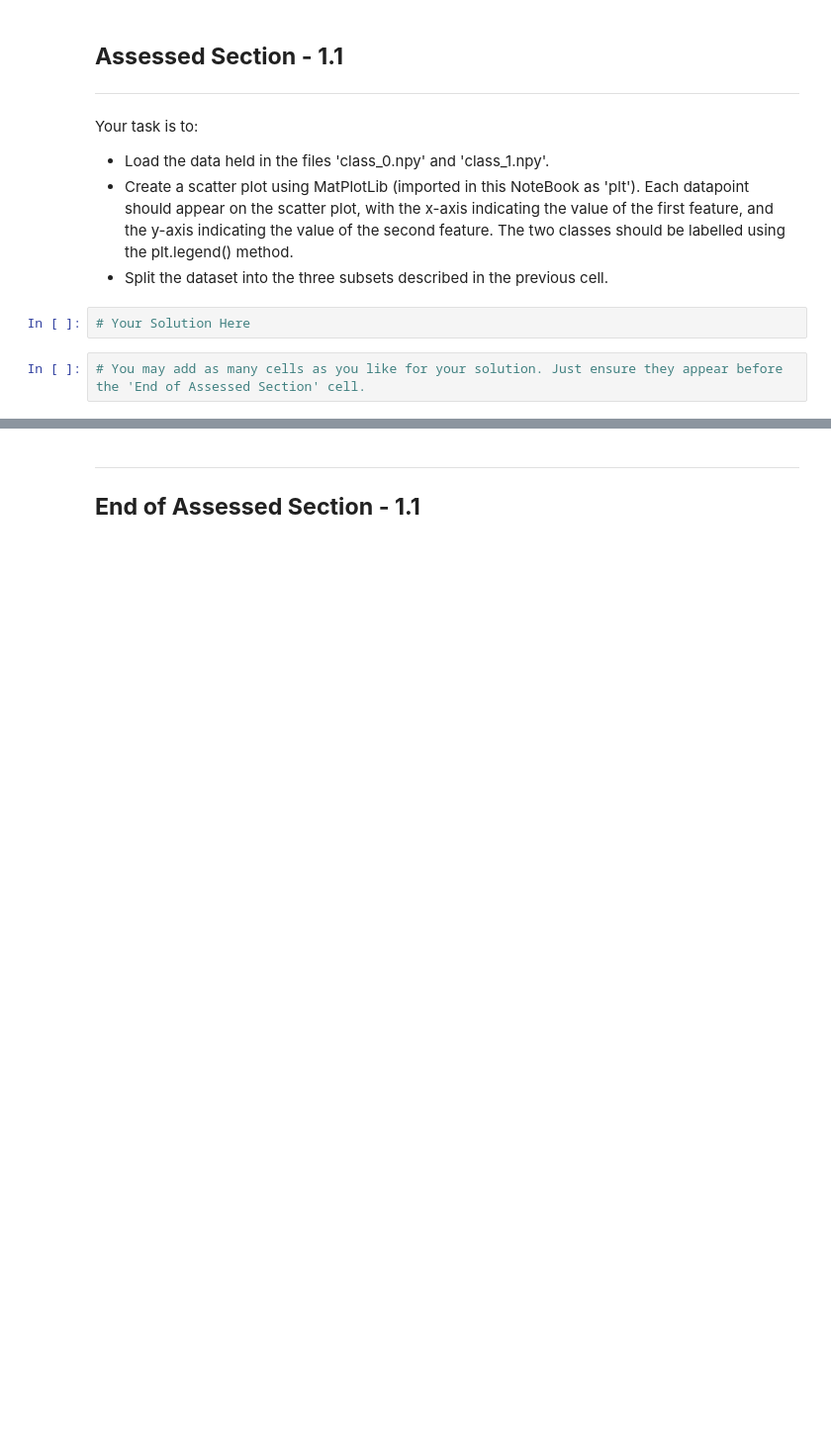
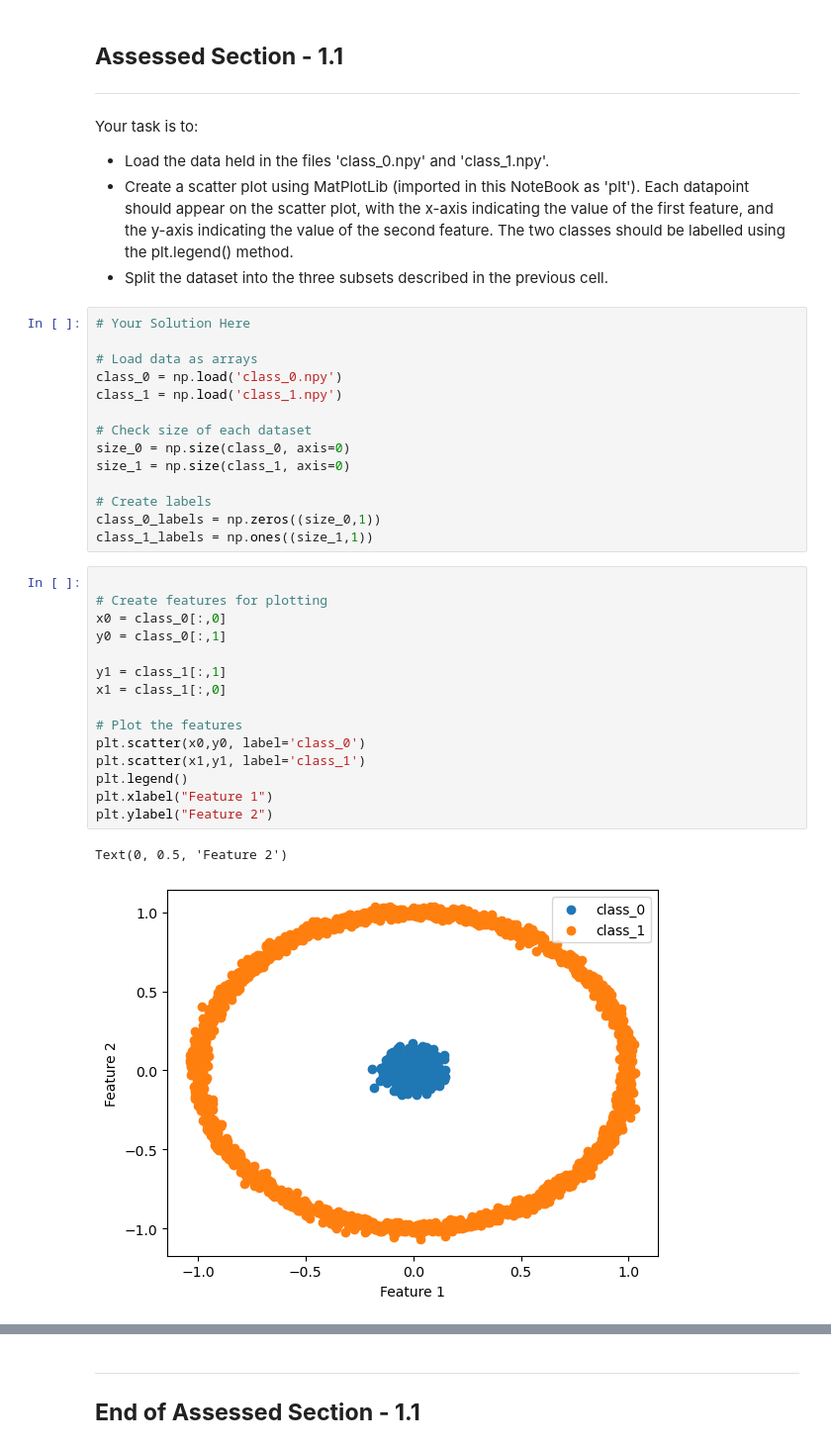
Before and after one commit to liam-holland/audio_machine_learning, a Jupyter notebook: Summative Assignment 1/SummativeAssignment1/Part 1/Part1.ipynb, the cells around one changed output, grey strips where cells are left out. Shown at 99% size. Cells and saved outputs as stored; diff of their text form; blank space fills up the shorter version.

```diff
--- a/Summative Assignment 1/SummativeAssignment1/Part 1/Part1.ipynb
+++ b/Summative Assignment 1/SummativeAssignment1/Part 1/Part1.ipynb
@@ -55,5 +56,33 @@ Your task is to:
 - Split the dataset into the three subsets described in the previous cell.
 # %%
 # Your Solution Here
+
+# Load data as arrays
+class_0 = np.load('class_0.npy')
+class_1 = np.load('class_1.npy')
+
+# Check size of each dataset
+size_0 = np.size(class_0, axis=0)
+size_1 = np.size(class_1, axis=0)
+
+# Create labels
+class_0_labels = np.zeros((size_0,1))
+class_1_labels = np.ones((size_1,1))
-# %%
-# You may add as many cells as you like for your solution. Just ensure they appear before the 'End of Assessed Section' cell.
+# %%
+
+# Create features for plotting
+x0 = class_0[:,0]
+y0 = class_0[:,1]
+
+y1 = class_1[:,1]
+x1 = class_1[:,0]
+
+# Plot the features
+plt.scatter(x0,y0, label='class_0')
+plt.scatter(x1,y1, label='class_1')
+plt.legend()
+plt.xlabel("Feature 1")
+plt.ylabel("Feature 2")
+# %% [output]
+Text(0, 0.5, 'Feature 2')
+[figure, added]
```
Also changed, not shown: parts of 21 cells of this notebook, 3 other files.
